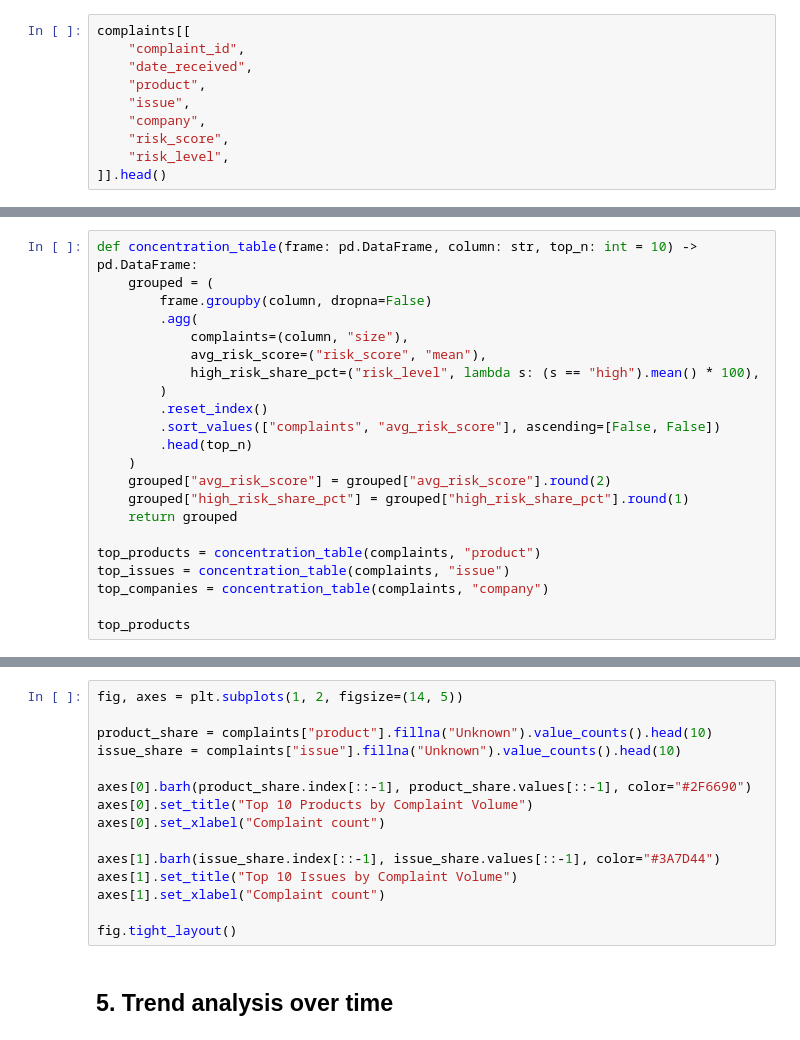
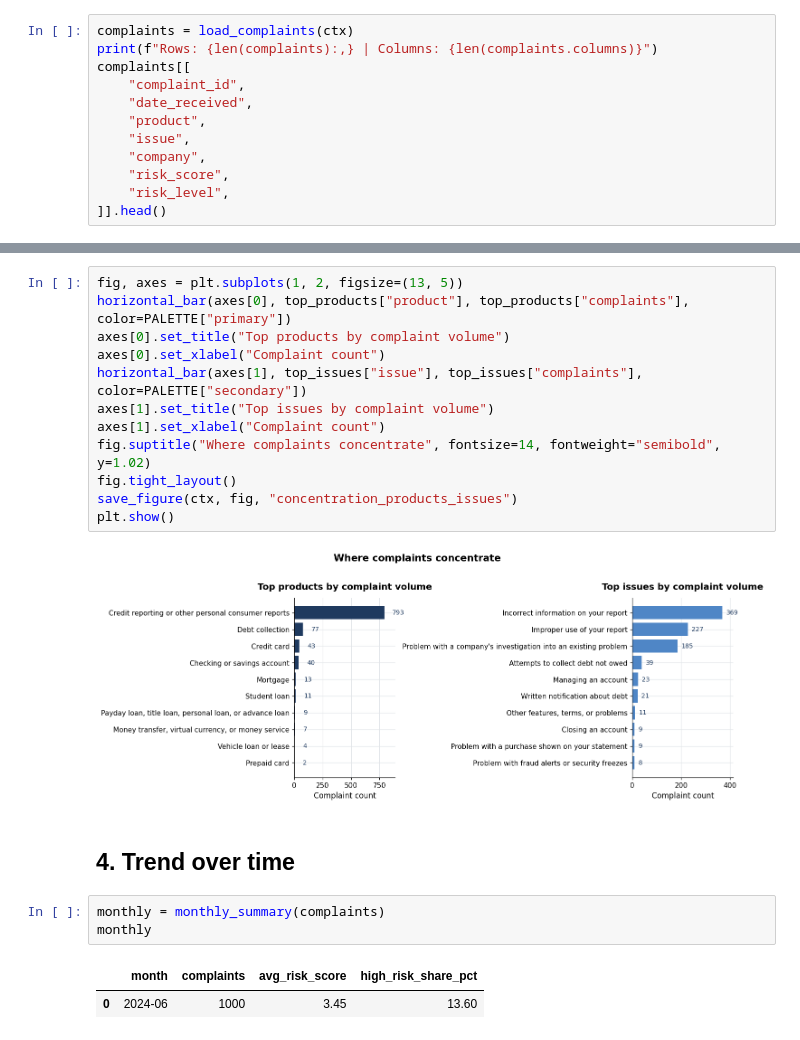
Before and after one commit to DiogoRibeiro7/cx-complaint-intelligence, a Jupyter notebook: notebooks/01_complaint_intelligence_analysis.ipynb, the cells around one changed output, grey strips where cells are left out. Saved outputs shown, nothing was run; the diff lists cells and outputs as text.

```diff
--- a/notebooks/01_complaint_intelligence_analysis.ipynb
+++ b/notebooks/01_complaint_intelligence_analysis.ipynb
@@ -41,4 +78,6 @@ complaints.shape
 # %%
+complaints = load_complaints(ctx)
+print(f"Rows: {len(complaints):,} | Columns: {len(complaints.columns)}")
 complaints[[
     "complaint_id",
     "date_received",
@@ -84,22 +99,0 @@ kpis
-# %%
-def concentration_table(frame: pd.DataFrame, column: str, top_n: int = 10) -> pd.DataFrame:
-    grouped = (
-        frame.groupby(column, dropna=False)
-        .agg(
-            complaints=(column, "size"),
-            avg_risk_score=("risk_score", "mean"),
-            high_risk_share_pct=("risk_level", lambda s: (s == "high").mean() * 100),
-        )
-        .reset_index()
-        .sort_values(["complaints", "avg_risk_score"], ascending=[False, False])
-        .head(top_n)
-    )
-    grouped["avg_risk_score"] = grouped["avg_risk_score"].round(2)
-    grouped["high_risk_share_pct"] = grouped["high_risk_share_pct"].round(1)
-    return grouped
-
-top_products = concentration_table(complaints, "product")
-top_issues = concentration_table(complaints, "issue")
-top_companies = concentration_table(complaints, "company")
-
-top_products
@@ -110,17 +159,22 @@ top_companies
 # %%
-fig, axes = plt.subplots(1, 2, figsize=(14, 5))
-
-product_share = complaints["product"].fillna("Unknown").value_counts().head(10)
-issue_share = complaints["issue"].fillna("Unknown").value_counts().head(10)
-
-axes[0].barh(product_share.index[::-1], product_share.values[::-1], color="#2F6690")
-axes[0].set_title("Top 10 Products by Complaint Volume")
+fig, axes = plt.subplots(1, 2, figsize=(13, 5))
+horizontal_bar(axes[0], top_products["product"], top_products["complaints"], color=PALETTE["primary"])
+axes[0].set_title("Top products by complaint volume")
 axes[0].set_xlabel("Complaint count")
-
-axes[1].barh(issue_share.index[::-1], issue_share.values[::-1], color="#3A7D44")
-axes[1].set_title("Top 10 Issues by Complaint Volume")
+horizontal_bar(axes[1], top_issues["issue"], top_issues["complaints"], color=PALETTE["secondary"])
+axes[1].set_title("Top issues by complaint volume")
 axes[1].set_xlabel("Complaint count")
-
+fig.suptitle("Where complaints concentrate", fontsize=14, fontweight="semibold", y=1.02)
 fig.tight_layout()
+save_figure(ctx, fig, "concentration_products_issues")
+plt.show()
+# %% [output]
+[figure, added]
 # %% [markdown]
-## 5. Trend analysis over time
+## 4. Trend over time
+# %%
+monthly = monthly_summary(complaints)
+monthly
+# %% [output]
+|  | month | complaints | avg_risk_score | high_risk_share_pct |
+| 0 | 2024-06 | 1000 | 3.45 | 13.60 |
```
Also changed, not shown: parts of 31 cells of this notebook, 14 other files.
